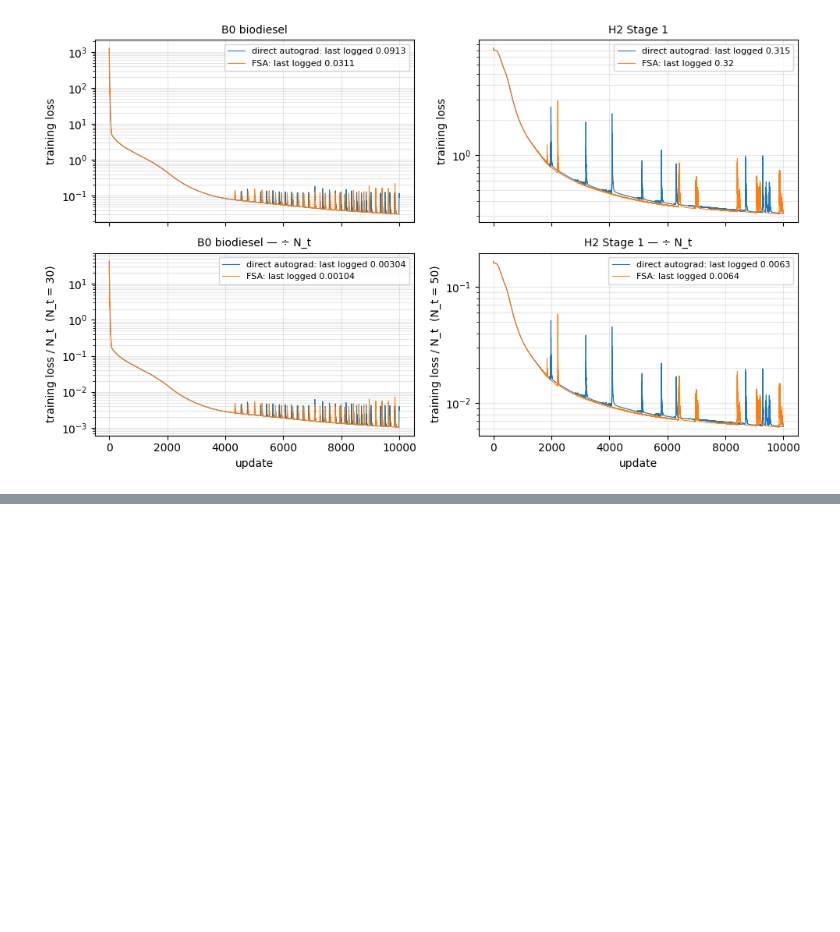
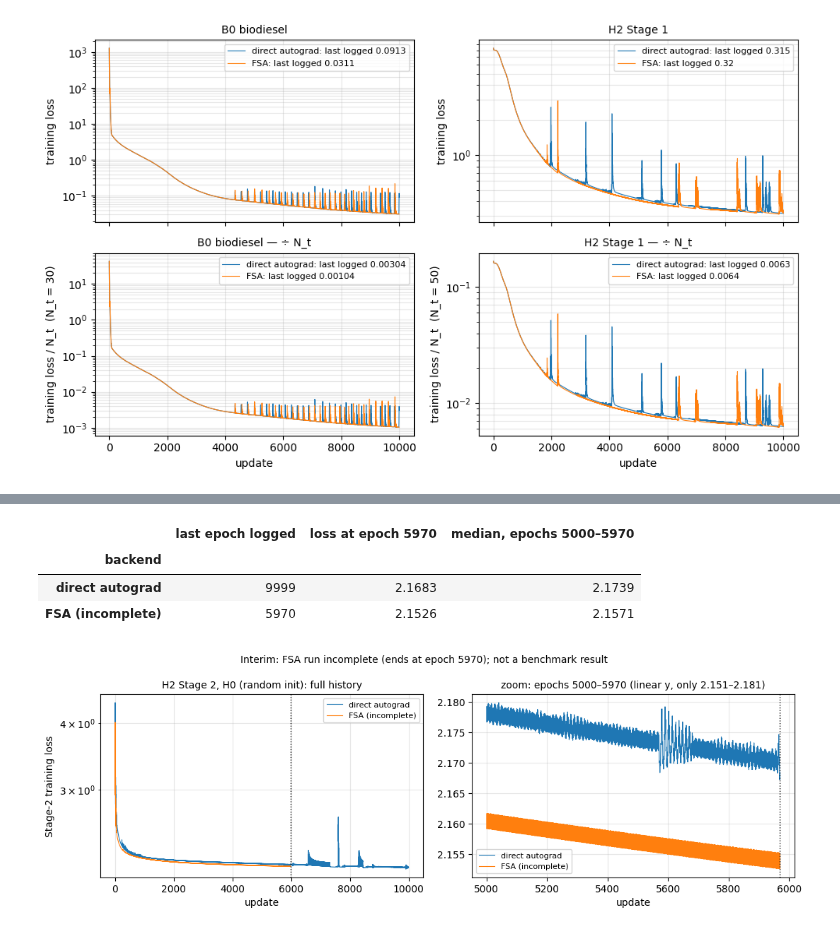
Before and after one commit to bnkglu/chemkan-tuwien, a Jupyter notebook: chemkan/notebooks/14_forward_sensitivity_analysis.ipynb, the cells around one changed output, grey strips where cells are left out. Cells and saved outputs as stored; diff of their text form; code cells hidden in the pictures; blank space fills up the shorter version.

Commit message:
docs(fsa): update validation and experiment status

```diff
--- a/chemkan/notebooks/14_forward_sensitivity_analysis.ipynb
+++ b/chemkan/notebooks/14_forward_sensitivity_analysis.ipynb
@@ -257,0 +272,35 @@ plt.tight_layout()
+# %%
+H2S2 = {"direct autograd": "results/reproduction/chemkan/hydrogen/diagnostics/base_on_n4/random_stage2_10000_seed0/history_stage2.csv",
+        "FSA (incomplete)": "results/experiments/fsa/hydrogen/random_stage2_10000_fsa_seed0/history_stage2.csv"}
+hist = {k: pd.read_csv(ROOT / f) for k, f in H2S2.items()}
+horizon = int(hist["FSA (incomplete)"].epoch.max())            # last epoch FSA reached
+window = (5000, horizon)
+
+rows = []
+for k, h in hist.items():
+    at = h.loc[h.epoch == horizon, "total_loss"].item()
+    med = h.loc[h.epoch.between(*window), "total_loss"].median()
+    rows.append({"backend": k, "last epoch logged": int(h.epoch.max()),
+                 f"loss at epoch {horizon}": at, f"median, epochs {window[0]}–{window[1]}": med})
+display(pd.DataFrame(rows).set_index("backend").round(4))
+
+fig, axes = plt.subplots(1, 2, figsize=(11, 3.8))
+for k, h in hist.items():
+    axes[0].semilogy(h.epoch, h.total_loss, lw=0.8, label=k)
+    z = h[h.epoch.between(*window)]
+    axes[1].plot(z.epoch, z.total_loss, lw=0.8, label=k)
+for ax in axes:
+    ax.axvline(horizon, color="k", ls=":", lw=1)
+    ax.set_xlabel("update"); ax.grid(alpha=.3, which="both"); ax.legend(fontsize=8)
+axes[0].set_ylabel("Stage-2 training loss")
+axes[0].set_title("H2 Stage 2, H0 (random init): full history", fontsize=10)
+lo, hi = axes[1].get_ylim()
+axes[1].set_title(f"zoom: epochs {window[0]}–{window[1]} (linear y, only {lo:.3f}–{hi:.3f})", fontsize=10)
+fig.suptitle(f"Interim: FSA run incomplete (ends at epoch {horizon}); not a benchmark result", fontsize=10)
+plt.tight_layout()
+# %% [output]
+|  | last epoch logged | loss at epoch 5970 | median, epochs 5000–5970 |
+| backend |  |  |  |
+| direct autograd | 9999 | 2.1683 | 2.1739 |
+| FSA (incomplete) | 5970 | 2.1526 | 2.1571 |
+[figure, added]
```
Also changed, not shown: parts of 1 cell of this notebook, 7 other files.
